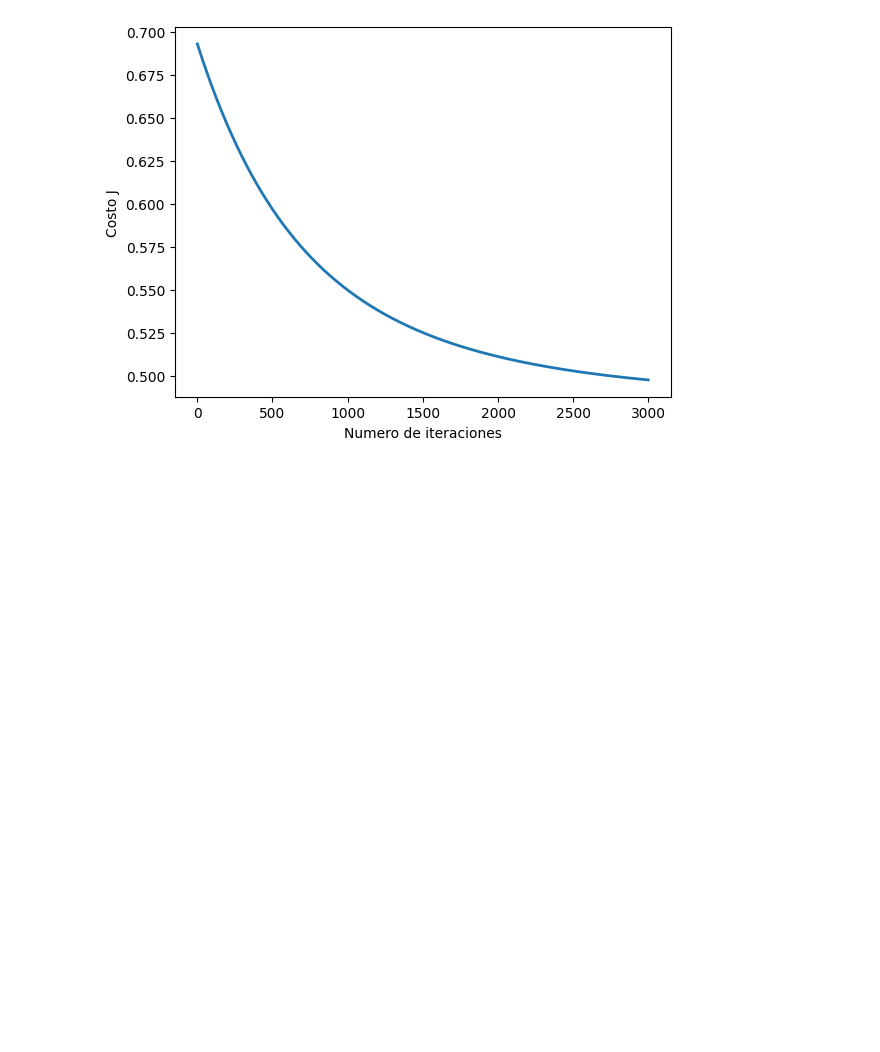
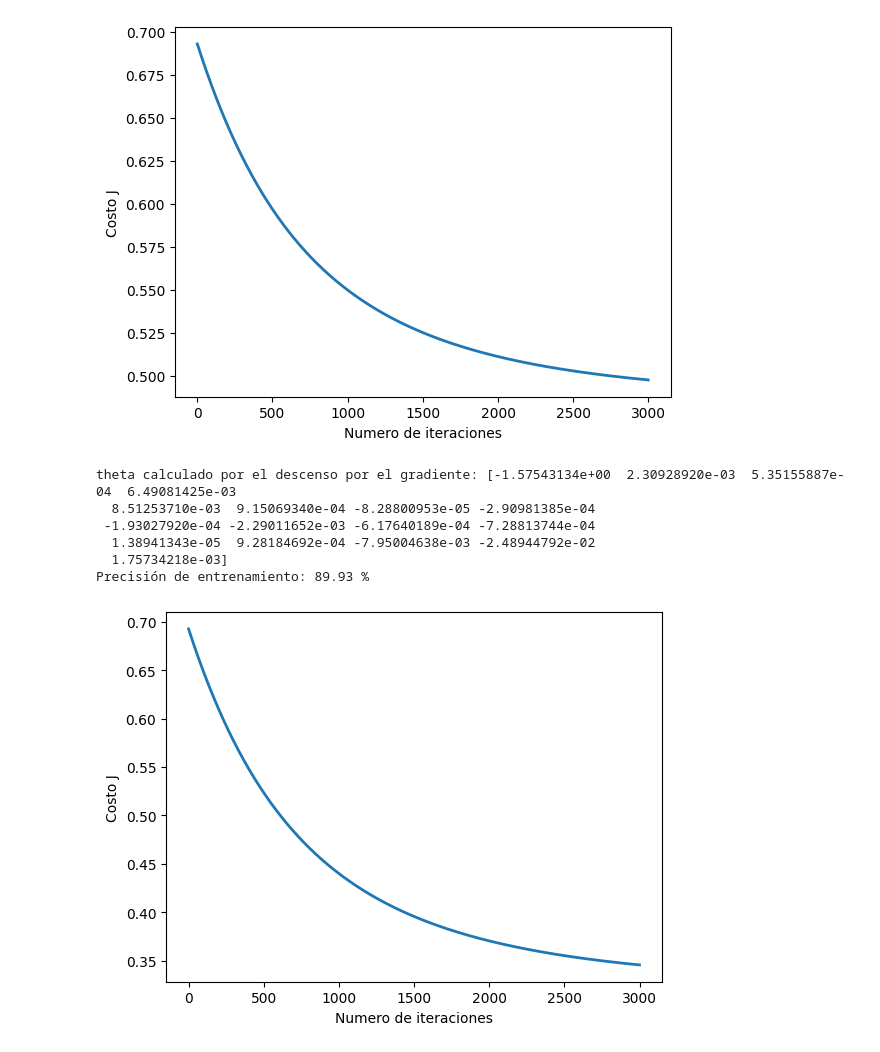
Before and after one commit to diegoOrd123/Examen-Primer-parcial, a Jupyter notebook: Primer_parcial.ipynb, the cells around one changed output. Drawn from its saved outputs; the diff is of its cells as text; code cells hidden in the pictures; blank space fills up the shorter version.

```diff
--- a/Primer_parcial.ipynb
+++ b/Primer_parcial.ipynb
@@ -488,3 +490,25 @@ theta calculado por el descenso por el gradiente: [-1.05923931e+00  6.84619533e-
  -6.49209575e-04]
 Precisión de entrenamiento: 77.46 %
 [figure]
+# %%
+theta_label3 = np.zeros(17)
+theta_label3, J_history = descensoGradiente(theta_label3, X_train, y_label3_train, alpha, num_iters)
+
+# Grafica la convergencia del costo
+pyplot.plot(np.arange(len(J_history)), J_history, lw=2)
+pyplot.xlabel('Numero de iteraciones')
+pyplot.ylabel('Costo J')
+
+# Muestra los resultados del descenso por el gradiente
+print('theta calculado por el descenso por el gradiente: {:s}'.format(str(theta_label3)))
+p3 = predict(theta_label4, X_test)
+
+print('Precisión de entrenamiento: {:.2f} %'.format(np.mean(p3 == y_label3_test) * 100))
+# %% [output]
+theta calculado por el descenso por el gradiente: [-1.57543134e+00  2.30928920e-03  5.35155887e-04  6.49081425e-03
+  8.51253710e-03  9.15069340e-04 -8.28800953e-05 -2.90981385e-04
+ -1.93027920e-04 -2.29011652e-03 -6.17640189e-04 -7.28813744e-04
+  1.38941343e-05  9.28184692e-04 -7.95004638e-03 -2.48944792e-02
+  1.75734218e-03]
+Precisión de entrenamiento: 89.93 %
+[figure, added]
```
Also changed, not shown: parts of 11 cells of this notebook.
